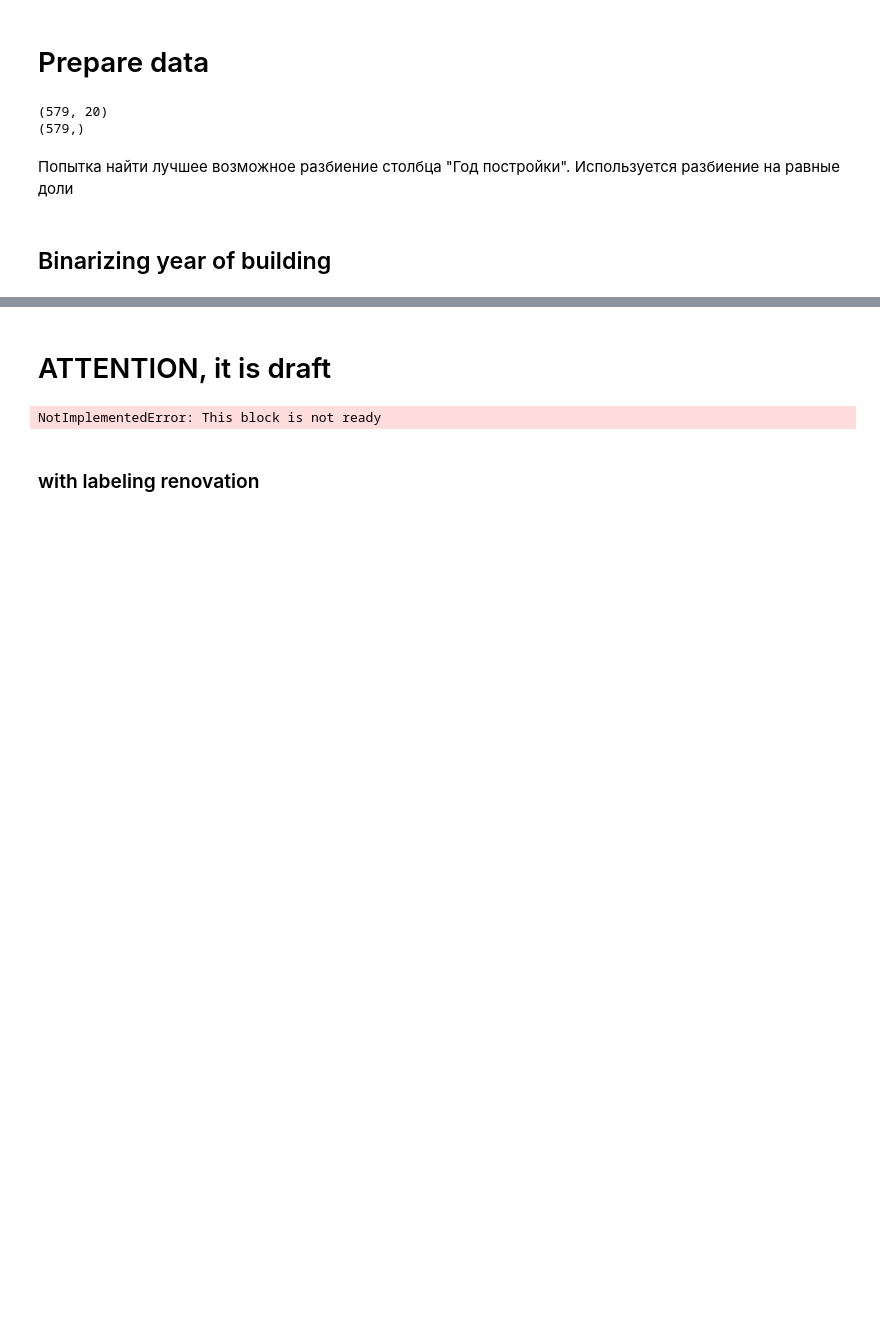
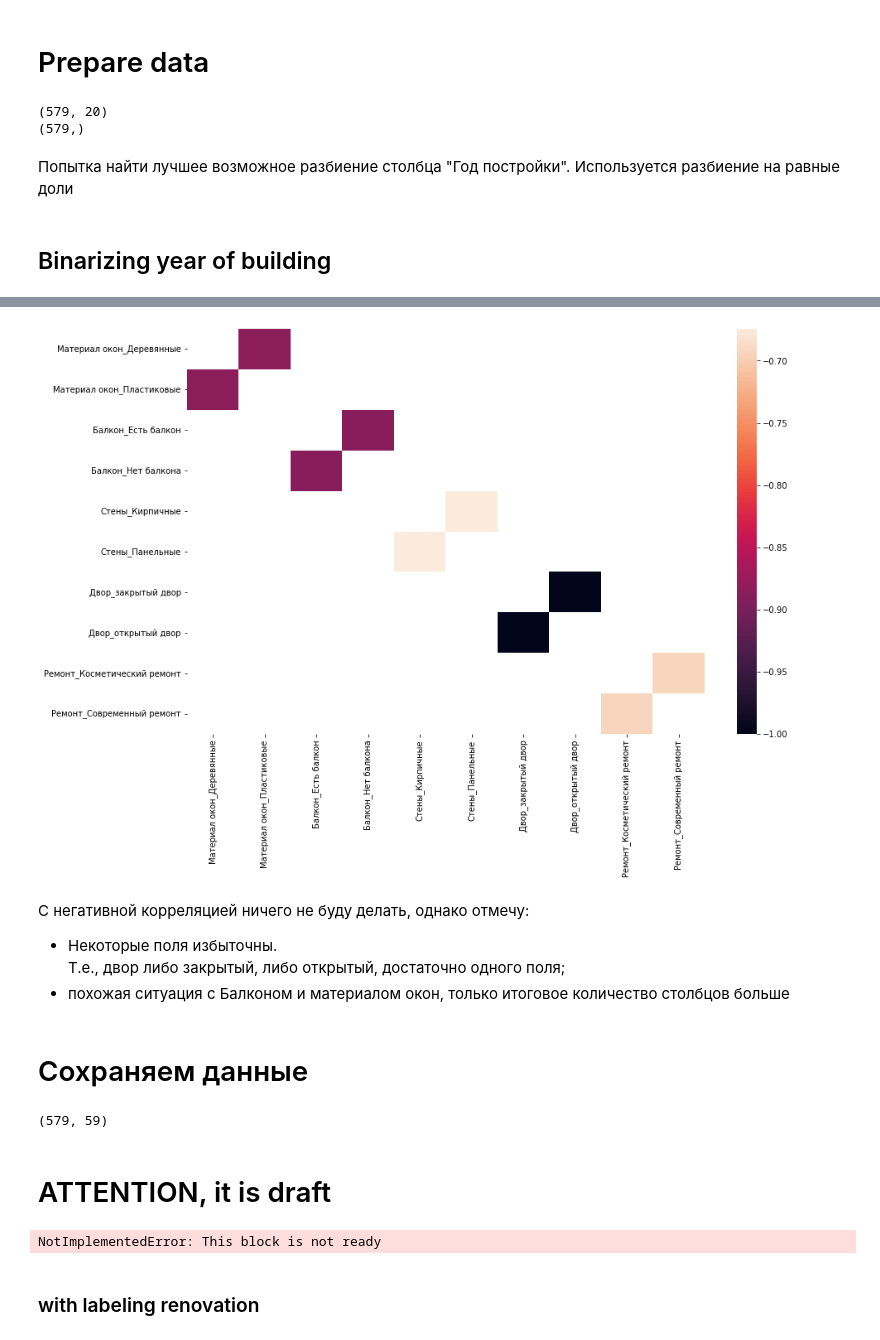
Before and after one commit to Golden-dreamer/ptz-flats-predict, a Jupyter notebook: notebooks/data analysis.ipynb, the cells around one changed output, grey strips where cells are left out. Drawn from its saved outputs; the diff is of its cells as text; code cells hidden in the pictures; blank space fills up the shorter version.

```diff
--- a/notebooks/data analysis.ipynb
+++ b/notebooks/data analysis.ipynb
@@ -631 +701,21 @@ test
+# %%
+high_neg_corr = corr[corr<=-0.6].dropna(how='all')
+# %%
+plt.figure(figsize=(14,9))
+heatmap = sns.heatmap(high_neg_corr.loc[:, high_neg_corr.index])
+fig = heatmap.get_figure()
+#fig.savefig("../images/high_negiative.jpg", dpi=300, bbox_inches='tight')
+# %% [output]
+[figure, added]
+# %% [markdown]
+С негативной корреляцией ничего не буду делать, однако отмечу:
+* Некоторые поля избыточны.
+Т.е., двор либо закрытый, либо открытый, достаточно одного поля;
+* похожая ситуация с Балконом и материалом окон, только итоговое количество столбцов больше
+# %% [markdown]
+# Сохраняем данные
+# %%
+fullData.shape
+# %% [output]
+(579, 59)
 # %%
```
Also changed, not shown: parts of 46 cells of this notebook, 6 other files.
